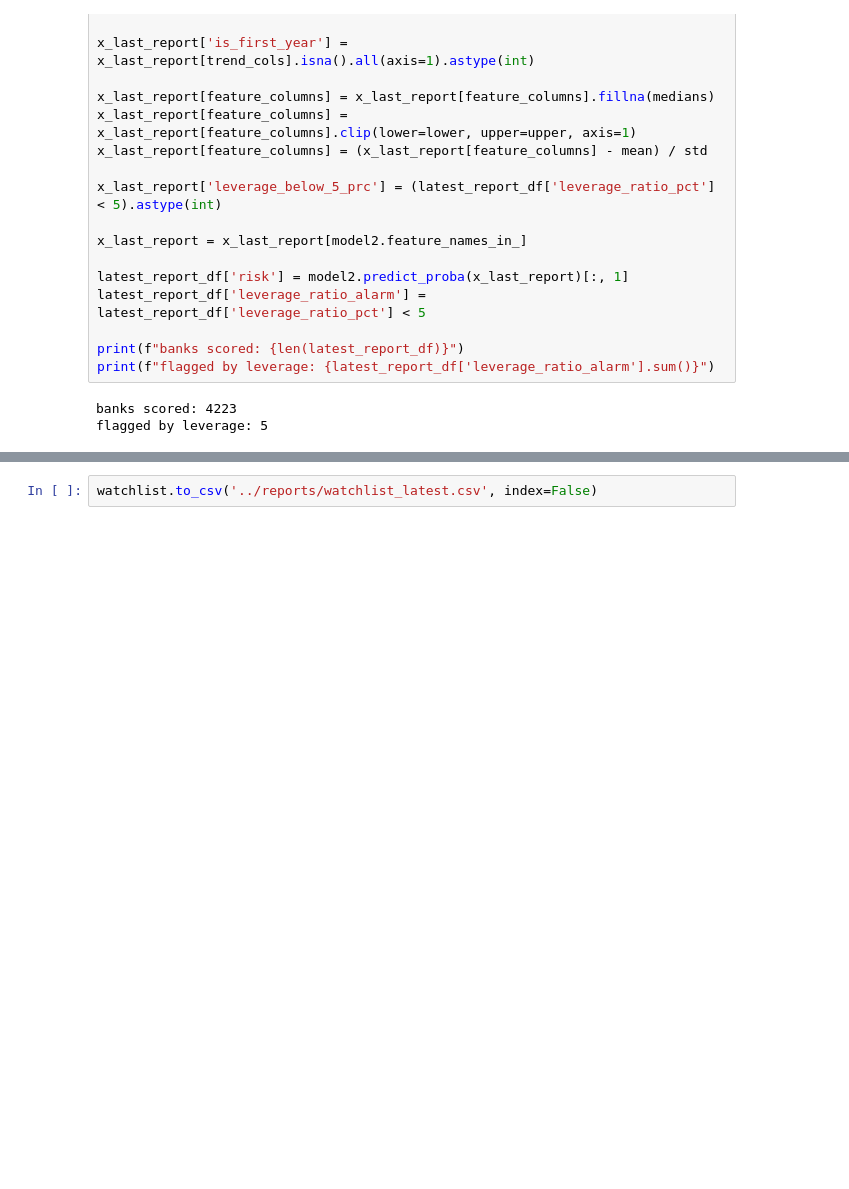
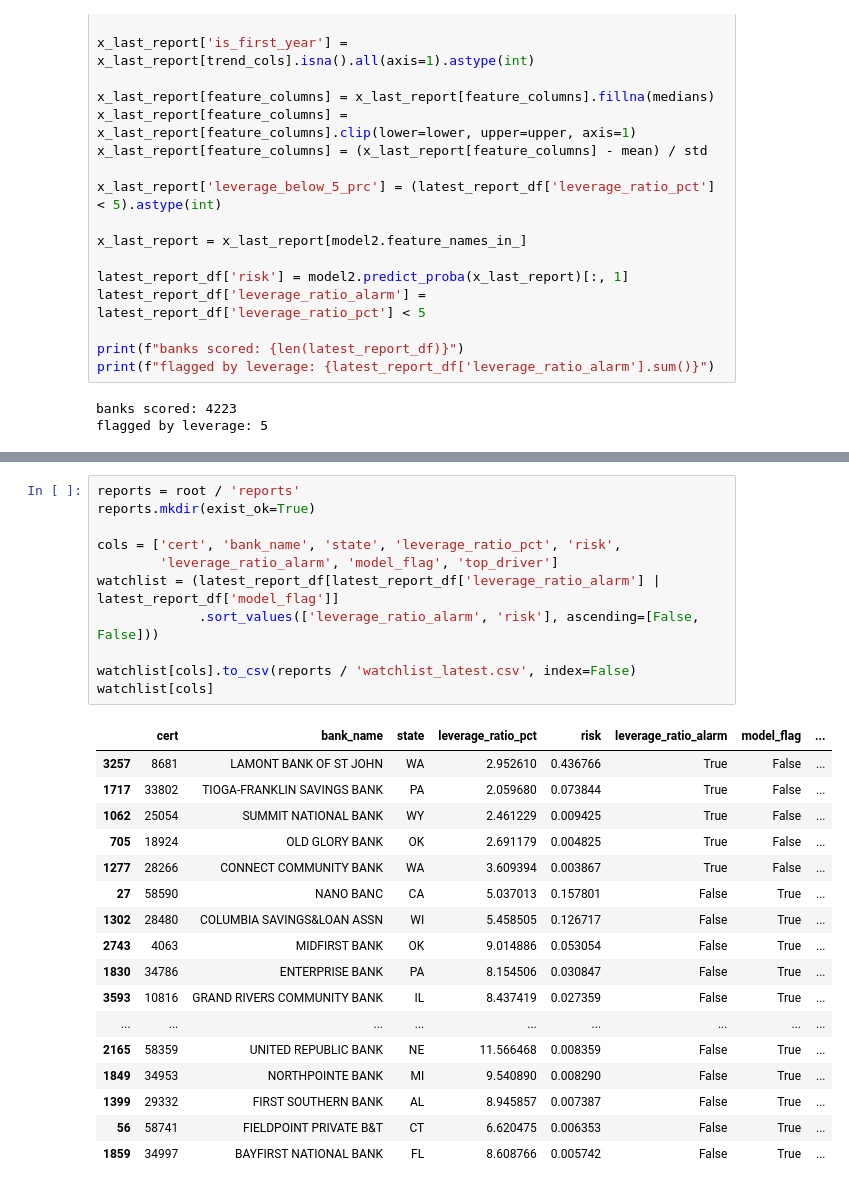
Before and after one commit to sunquan03/fdic-bank-distress-ews, a Jupyter notebook: notebooks/model.ipynb, the cells around one changed output, grey strips where cells are left out. Drawn from its saved outputs; the diff is of its cells as text; blank space fills up the shorter version.

```diff
--- a/notebooks/model.ipynb
+++ b/notebooks/model.ipynb
@@ -538,2 +543,29 @@ rule: 5 | model adds: 21 | total: 26
 # %%
-watchlist.to_csv('../reports/watchlist_latest.csv', index=False)
+reports = root / 'reports'
+reports.mkdir(exist_ok=True)
+
+cols = ['cert', 'bank_name', 'state', 'leverage_ratio_pct', 'risk',
+        'leverage_ratio_alarm', 'model_flag', 'top_driver']
+watchlist = (latest_report_df[latest_report_df['leverage_ratio_alarm'] | latest_report_df['model_flag']]
+             .sort_values(['leverage_ratio_alarm', 'risk'], ascending=[False, False]))
+
+watchlist[cols].to_csv(reports / 'watchlist_latest.csv', index=False)
+watchlist[cols]
+# %% [output]
+|  | cert | bank_name | state | leverage_ratio_pct | risk | leverage_ratio_alarm | model_flag | ... |
+| 3257 | 8681 | LAMONT BANK OF ST JOHN | WA | 2.952610 | 0.436766 | True | False | ... |
+| 1717 | 33802 | TIOGA-FRANKLIN SAVINGS BANK | PA | 2.059680 | 0.073844 | True | False | ... |
+| 1062 | 25054 | SUMMIT NATIONAL BANK | WY | 2.461229 | 0.009425 | True | False | ... |
+| 705 | 18924 | OLD GLORY BANK | OK | 2.691179 | 0.004825 | True | False | ... |
+| 1277 | 28266 | CONNECT COMMUNITY BANK | WA | 3.609394 | 0.003867 | True | False | ... |
+| 27 | 58590 | NANO BANC | CA | 5.037013 | 0.157801 | False | True | ... |
+| 1302 | 28480 | COLUMBIA SAVINGS&LOAN ASSN | WI | 5.458505 | 0.126717 | False | True | ... |
+| 2743 | 4063 | MIDFIRST BANK | OK | 9.014886 | 0.053054 | False | True | ... |
+| 1830 | 34786 | ENTERPRISE BANK | PA | 8.154506 | 0.030847 | False | True | ... |
+| 3593 | 10816 | GRAND RIVERS COMMUNITY BANK | IL | 8.437419 | 0.027359 | False | True | ... |
+| ... | ... | ... | ... | ... | ... | ... | ... | ... |
+| 2165 | 58359 | UNITED REPUBLIC BANK | NE | 11.566468 | 0.008359 | False | True | ... |
+| 1849 | 34953 | NORTHPOINTE BANK | MI | 9.540890 | 0.008290 | False | True | ... |
+| 1399 | 29332 | FIRST SOUTHERN BANK | AL | 8.945857 | 0.007387 | False | True | ... |
+| 56 | 58741 | FIELDPOINT PRIVATE B&T | CT | 6.620475 | 0.006353 | False | True | ... |
+| 1859 | 34997 | BAYFIRST NATIONAL BANK | FL | 8.608766 | 0.005742 | False | True | ... |
```
Also changed, not shown: parts of 1 cell of this notebook, 1 other file.
